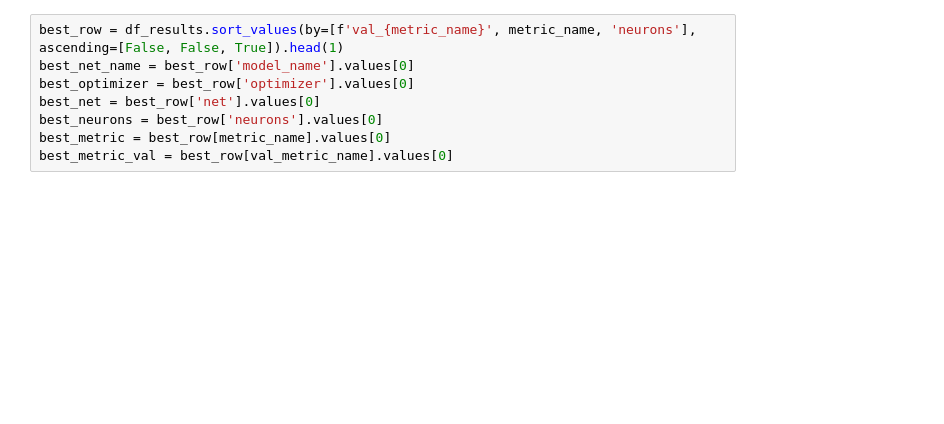
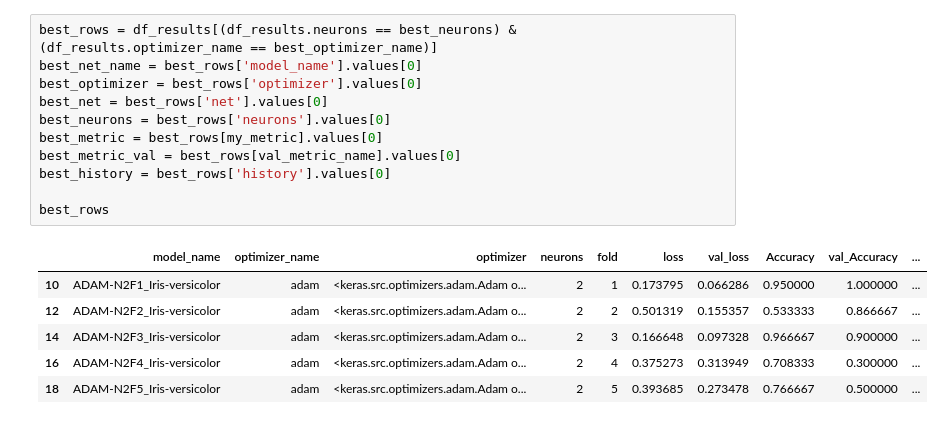
Before and after one commit to Slaxis/infnet-nn, a Jupyter notebook: notebooks/classification/iris_nn_hyperparameter_half_learning.ipynb, the cells around one changed output. Drawn from its saved outputs; the diff is of its cells as text; blank space fills up the shorter version.

```diff
--- a/notebooks/classification/iris_nn_hyperparameter_half_learning.ipynb
+++ b/notebooks/classification/iris_nn_hyperparameter_half_learning.ipynb
@@ -244,8 +306,18 @@ df_results.sort_values(by=[f'val_{metric_name}', metric_name, 'neurons'], ascend
 # %%
-best_row = df_results.sort_values(by=[f'val_{metric_name}', metric_name, 'neurons'], ascending=[False, False, True]).head(1)
-best_net_name = best_row['model_name'].values[0]
-best_optimizer = best_row['optimizer'].values[0]
-best_net = best_row['net'].values[0]
-best_neurons = best_row['neurons'].values[0]
-best_metric = best_row[metric_name].values[0]
-best_metric_val = best_row[val_metric_name].values[0]
+best_rows = df_results[(df_results.neurons == best_neurons) & (df_results.optimizer_name == best_optimizer_name)]
+best_net_name = best_rows['model_name'].values[0]
+best_optimizer = best_rows['optimizer'].values[0]
+best_net = best_rows['net'].values[0]
+best_neurons = best_rows['neurons'].values[0]
+best_metric = best_rows[my_metric].values[0]
+best_metric_val = best_rows[val_metric_name].values[0]
+best_history = best_rows['history'].values[0]
+
+best_rows
+# %% [output]
+|  | model_name | optimizer_name | optimizer | neurons | fold | loss | val_loss | Accuracy | val_Accuracy | ... |
+| 10 | ADAM-N2F1_Iris-versicolor | adam | <keras.src.optimizers.adam.Adam o... | 2 | 1 | 0.173795 | 0.066286 | 0.950000 | 1.000000 | ... |
+| 12 | ADAM-N2F2_Iris-versicolor | adam | <keras.src.optimizers.adam.Adam o... | 2 | 2 | 0.501319 | 0.155357 | 0.533333 | 0.866667 | ... |
+| 14 | ADAM-N2F3_Iris-versicolor | adam | <keras.src.optimizers.adam.Adam o... | 2 | 3 | 0.166648 | 0.097328 | 0.966667 | 0.900000 | ... |
+| 16 | ADAM-N2F4_Iris-versicolor | adam | <keras.src.optimizers.adam.Adam o... | 2 | 4 | 0.375273 | 0.313949 | 0.708333 | 0.300000 | ... |
+| 18 | ADAM-N2F5_Iris-versicolor | adam | <keras.src.optimizers.adam.Adam o... | 2 | 5 | 0.393685 | 0.273478 | 0.766667 | 0.500000 | ... |
```
Also changed, not shown: parts of 13 cells of this notebook, 1 other file.
